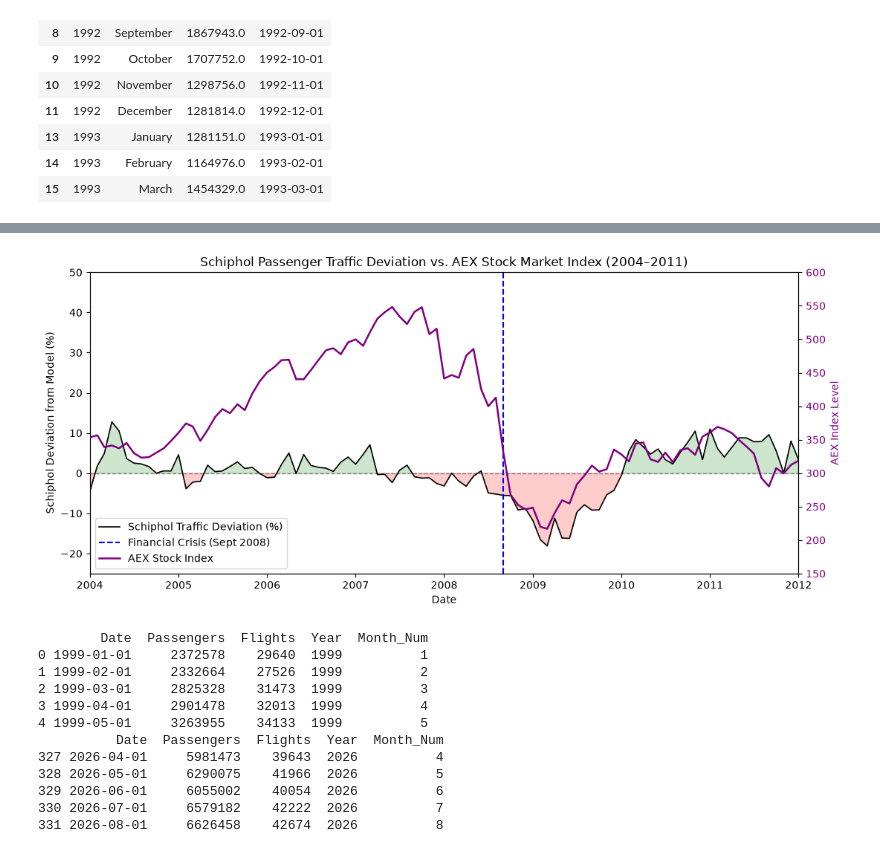
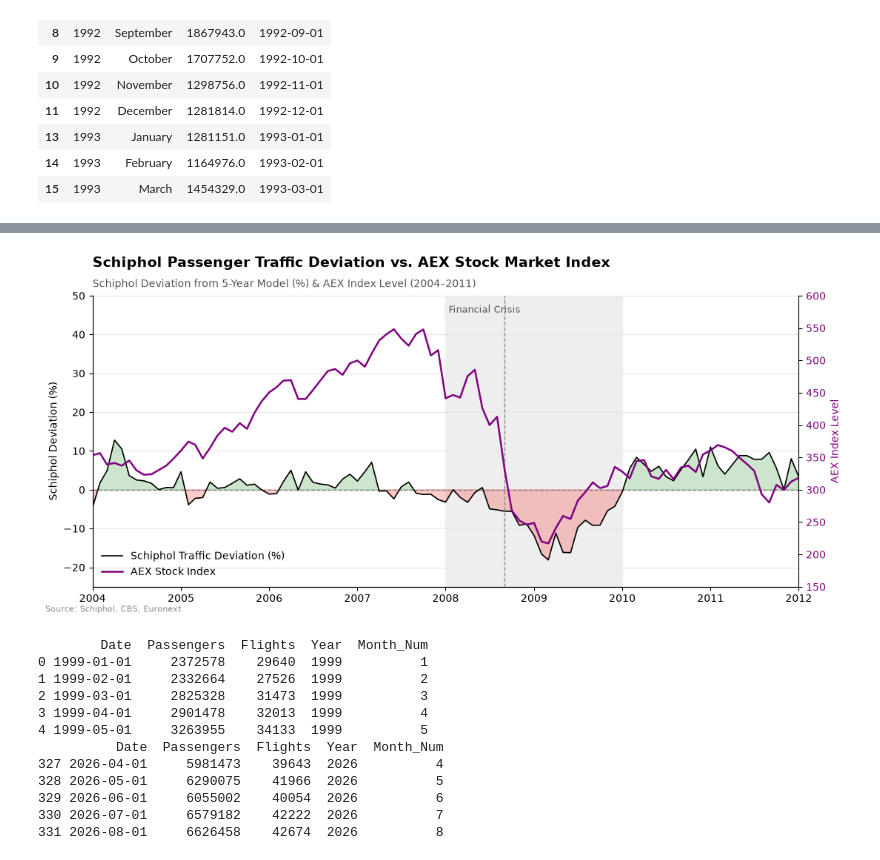
Before and after one commit to TIL6022-Python-Programming/Project_groep11, a Jupyter notebook: Financial_crisis_dataresults.ipynb, the cells around one changed output, grey strips where cells are left out. Saved outputs shown, nothing was run; the diff lists cells and outputs as text; code cells hidden in the pictures.

```diff
--- a/Financial_crisis_dataresults.ipynb
+++ b/Financial_crisis_dataresults.ipynb
@@ -334,6 +213,18 @@ plt.show()
 import pandas as pd
 import numpy as np
 import matplotlib.pyplot as plt
+import matplotlib.dates as mdates
+from pathlib import Path
+
+# Instellingen (voor een andere gebeurtenis alleen dit aanpassen)
+event_name = 'Financial Crisis'
+event_date = pd.Timestamp('2008-09-01')        # Financial Crisis
+shock_start = pd.Timestamp('2008-01-01')       # begin crisisperiode
+shock_end = pd.Timestamp('2010-01-01')         # einde crisisperiode
+base_start = pd.Timestamp('2004-01-01')        # 5 jaar ervoor
+index_start = base_start                       # vanaf wanneer het 'normale niveau' wordt berekend
+base_label = str(index_start.year) + '-' + str(shock_start.year - 1)
+plot_end = pd.Timestamp('2012-01-01')          # Vaste einddatum voor de plot
 
 # 1. Laad en schone Schiphol-data op
 df = pd.read_excel("financial_data/Monthly_traffic_data_1992-current.xlsx", header=8)
@@ -386,7 +277,7 @@ for idx, row in df_sorted[df_sorted['Year'] >= 2004].iterrows():
     })
 
 res_df = pd.DataFrame(results)
-res_window = res_df[(res_df['Date'] >= '2004-01-01') & (res_df['Date'] <= '2012-01-01')].copy().reset_index(drop=True)
+res_window = res_df[(res_df['Date'] >= base_start) & (res_df['Date'] <= plot_end)].copy().reset_index(drop=True)
 res_window['Deviation'] = res_window['Deviation'].interpolate(method='linear')
 
 # 3. Laad en verwerk de AEX-dataset uit het geüploade CSV-bestand
@@ -398,45 +289,68 @@ aex_clean = aex_df[['Date', 'AEX']].sort_values('Date').reset_index(drop=True)
 # Samenvoegen met de Schiphol-vensterdata op datum
 merged_df = pd.merge(res_window, aex_clean, on='Date', how='inner')
 
+colors = {'main': '#1f4e79', 'second': '#e07b39', 'good': '#2e8b57', 'bad': '#c0392b', 'grey': '#8c8c8c'}
+
+def make_figure(title, subtitle, ylabel):
+    fig, ax1 = plt.subplots(figsize=(11, 5))
+    ax1.set_title(title, loc='left', fontsize=14, fontweight='bold', pad=28)
+    ax1.text(0, 1.03, subtitle, transform=ax1.transAxes, fontsize=10, color='#555555')
+    ax1.set_ylabel(ylabel, color='black')
+    ax1.grid(axis='y', color='#e6e6e6')
+    ax1.set_axisbelow(True)
+    ax1.spines['top'].set_visible(False)
+    ax1.spines['right'].set_visible(False)
+    fig.text(0.01, 0.01, 'Source: Schiphol, CBS, Euronext', fontsize=8, color='#888888')
+    return fig, ax1
+
+def mark_event(ax1):
+    ax1.axvspan(shock_start, shock_end, color='#eeeeee', zorder=0)
+    ax1.axvline(event_date, linestyle='--', color=colors['grey'], linewidth=1, zorder=4)
+    ax1.text(shock_start, 0.97, ' ' + event_name, transform=ax1.get_xaxis_transform(),
+            va='top', fontsize=9, color='#555555',
+            bbox=dict(facecolor='#eeeeee', edgecolor='none', pad=1))
+    ax1.set_xlim(base_start, plot_end)
+    ax1.xaxis.set_major_locator(mdates.YearLocator())
+    ax1.xaxis.set_major_formatter(mdates.DateFormatter('%Y'))
+
 # 4. Dubbele-as visualisatie
-fig, ax1 = plt.subplots(figsize=(11, 5))
+fig, ax1 = make_figure(
+    'Schiphol Passenger Traffic Deviation vs. AEX Stock Market Index',
+    'Schiphol Deviation from 5-Year Model (%) & AEX Index Level (2004–2011)',
+    'Schiphol Deviation (%)'
+)
 
 dates = merged_df['Date'].values
 devs = merged_df['Deviation'].values
 aex_vals = merged_df['AEX'].values
 
 # Primaire as (Links): Schiphol Passagiersafwijking (%)
 ax1.plot(dates, devs, color='black', linewidth=1.2, label='Schiphol Traffic Deviation (%)', zorder=3)
 ax1.fill_between(dates, devs, 0, where=(devs >= 0), color='green', alpha=0.2, interpolate=True)
 ax1.fill_between(dates, devs, 0, where=(devs < 0), color='red', alpha=0.2, interpolate=True)
 ax1.axhline(0, linestyle='--', color='gray', linewidth=1)
-ax1.axvline(pd.Timestamp('2008-09-01'), linestyle='--', color='blue', label='Financial Crisis (Sept 2008)', zorder=4)
 
-ax1.set_xlabel('Date')
-ax1.set_ylabel('Schiphol Deviation from Model (%)', color='black')
+mark_event(ax1)
 ax1.tick_params(axis='y', labelcolor='black')
 ax1.set_ylim(-25, 50)
 
-# Secundaire as (Rechts): AEX Beursindex (paarse lijn)
+# Secundaire as (Rechts): AEX Beursindex
 ax2 = ax1.twinx()
 ax2.plot(dates, aex_vals, color='purple', linewidth=1.8, linestyle='-', label='AEX Stock Index', zorder=5)
 ax2.set_ylabel('AEX Index Level', color='purple')
 ax2.tick_params(axis='y', labelcolor='purple')
 ax2.set_ylim(150, 600)
-
-ax1.set_xlim(pd.Timestamp('2004-01-01'), pd.Timestamp('2012-01-01'))
-plt.title('Schiphol Passenger Traffic Deviation vs. AEX Stock Market Index (2004–2011)')
+ax2.spines['top'].set_visible(False)
 
 # Legenda combineren
 lines_1, labels_1 = ax1.get_legend_handles_labels()
 lines_2, labels_2 = ax2.get_legend_handles_labels()
-ax1.legend(lines_1 + lines_2, labels_1 + labels_2, loc='lower left')
+ax1.legend(lines_1 + lines_2, labels_1 + labels_2, loc='lower left', frameon=False)
 
-plt.xticks(rotation=45)
 plt.tight_layout()
 plt.show()
 # %% [output]
-[figure, old version]
+[figure, new version]
 # %%
 import pandas as pd
 import numpy as np
```
Also changed, not shown: parts of 8 cells of this notebook.
